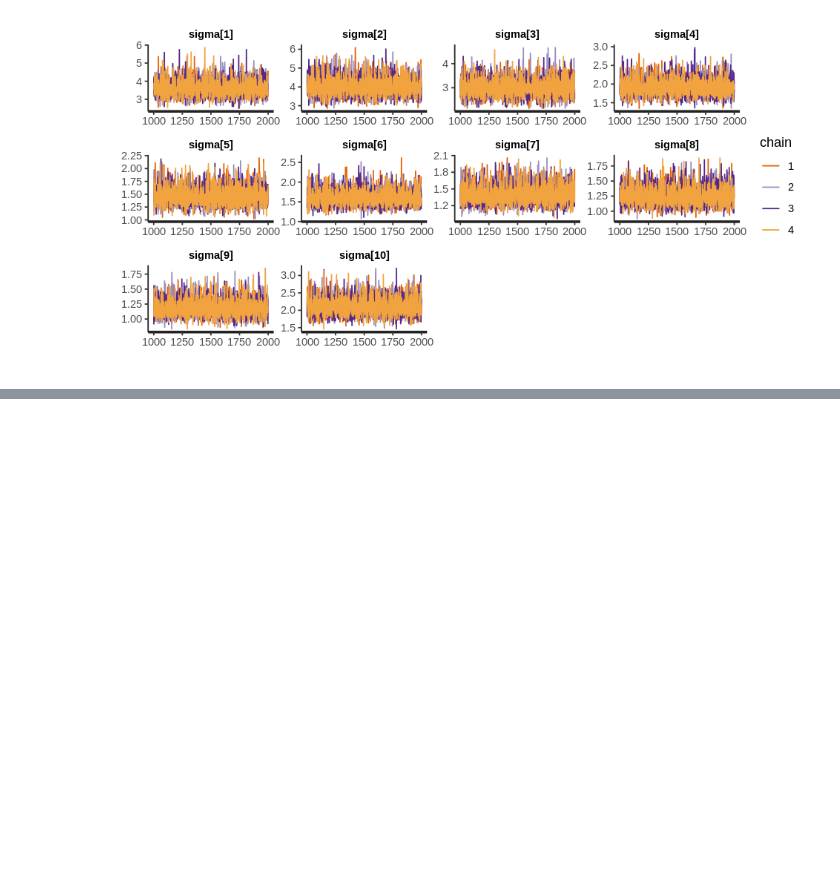
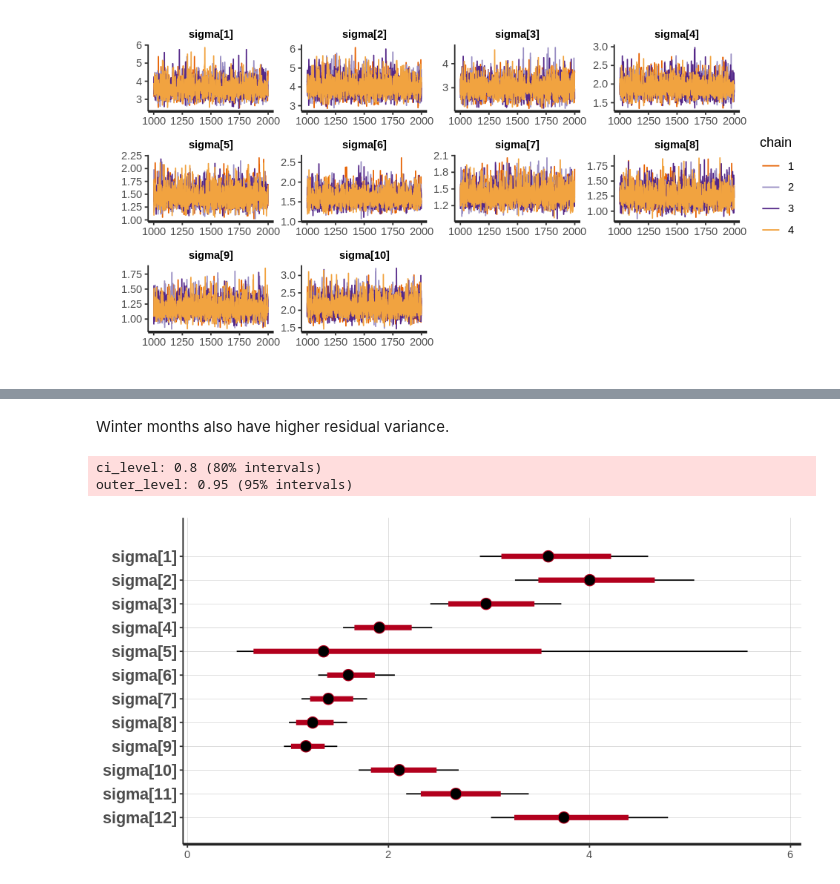
Before and after one commit to euxoa/ompeluseura, a Jupyter notebook: Ompeluseura_apt_get.ipynb, the cells around one changed output, grey strips where cells are left out. Saved outputs shown, nothing was run; the diff lists cells and outputs as text; code cells hidden in the pictures; blank space fills up the shorter version.

```diff
--- a/Ompeluseura_apt_get.ipynb
+++ b/Ompeluseura_apt_get.ipynb
@@ -224,0 +229,8 @@ $ temp    <dbl> -17.8, -14.3, -9.4, -4.7, 1.2, 8.4, 11.8, 9.6, 4.4, -3.2, -7.…
+# %% [markdown]
+Winter months also have higher residual variance.
+# %%
+plot(fit, pars="sigma")
+# %% [output]
+ci_level: 0.8 (80% intervals)
+outer_level: 0.95 (95% intervals)
+[figure, added]
```
Also changed, not shown: parts of 13 cells of this notebook.
